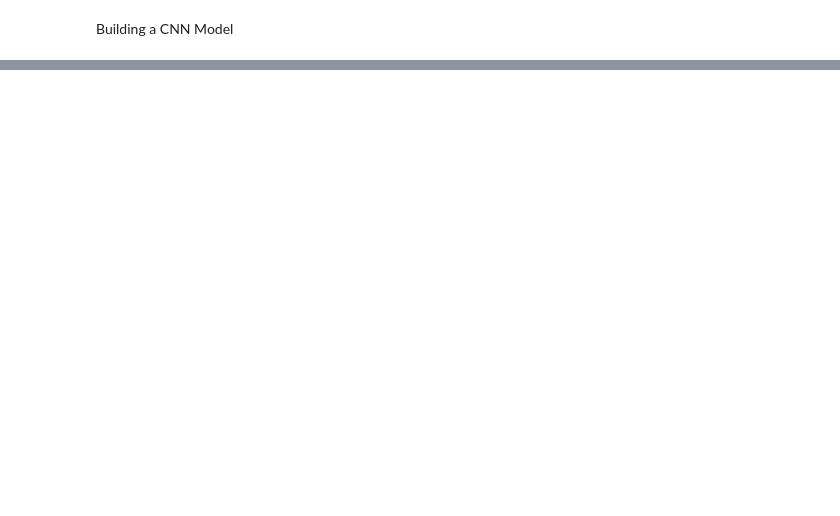
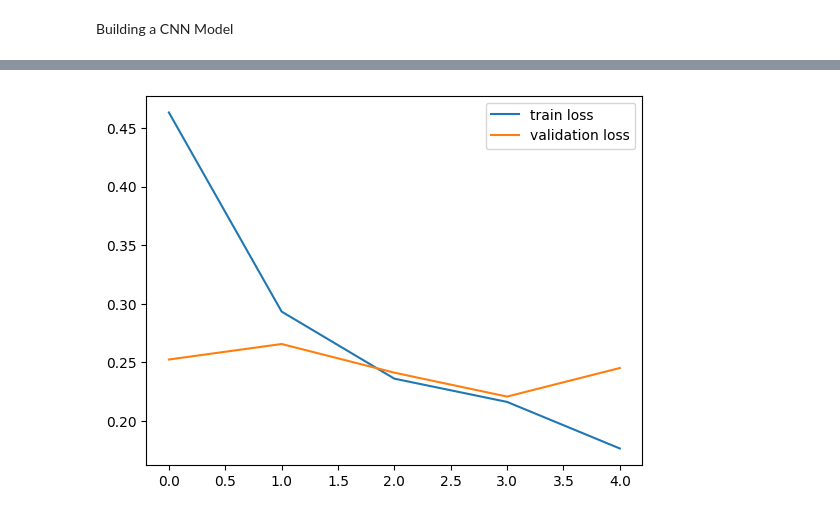
Before and after one commit to p-poudel/dl_projects, a Jupyter notebook: face_mask_detection/main.ipynb, the cells around one changed output, grey strips where cells are left out. Saved outputs shown, nothing was run; the diff lists cells and outputs as text; code cells hidden in the pictures; blank space fills up the shorter version.

```diff
--- a/face_mask_detection/main.ipynb
+++ b/face_mask_detection/main.ipynb
@@ -127,6 +173,6 @@ Y
 # %% [markdown]
 Train Test Split
 # %%
-X_train, X_test, Y_train, Y_test = train_test_split(X,Y,test_size=0.2, random_state=2)
+X_train, X_test, Y_train, Y_test = train_test_split(X,Y,test_size=0.2, random_state=2, stratify=Y)
 # %%
 print(X.shape, X_train.shape, X_test.shape)
@@ -170,0 +269,9 @@ history = model.fit(X_train_scaled, Y_train, validation_split=0.1, epochs=5)
+# %%
+h = history
+
+plt.plot(h.history['loss'], label='train loss')
+plt.plot(h.history['val_loss'], label='validation loss')
+plt.legend()
+plt.show()
+# %% [output]
+[figure, added]
```
Also changed, not shown: parts of 17 cells of this notebook.
